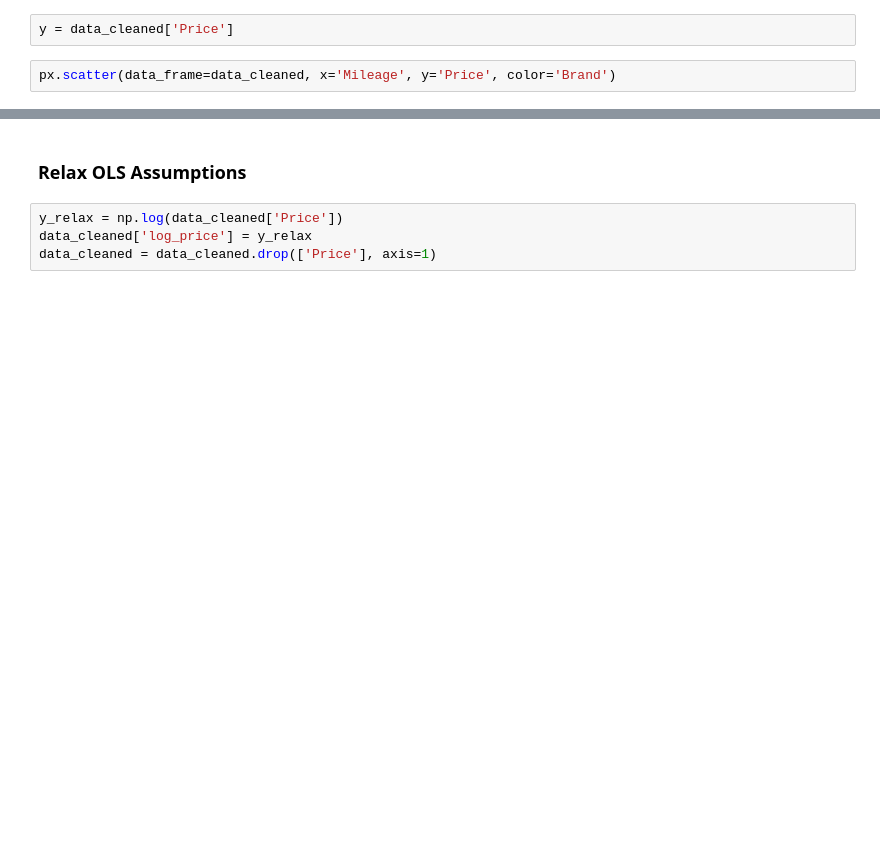
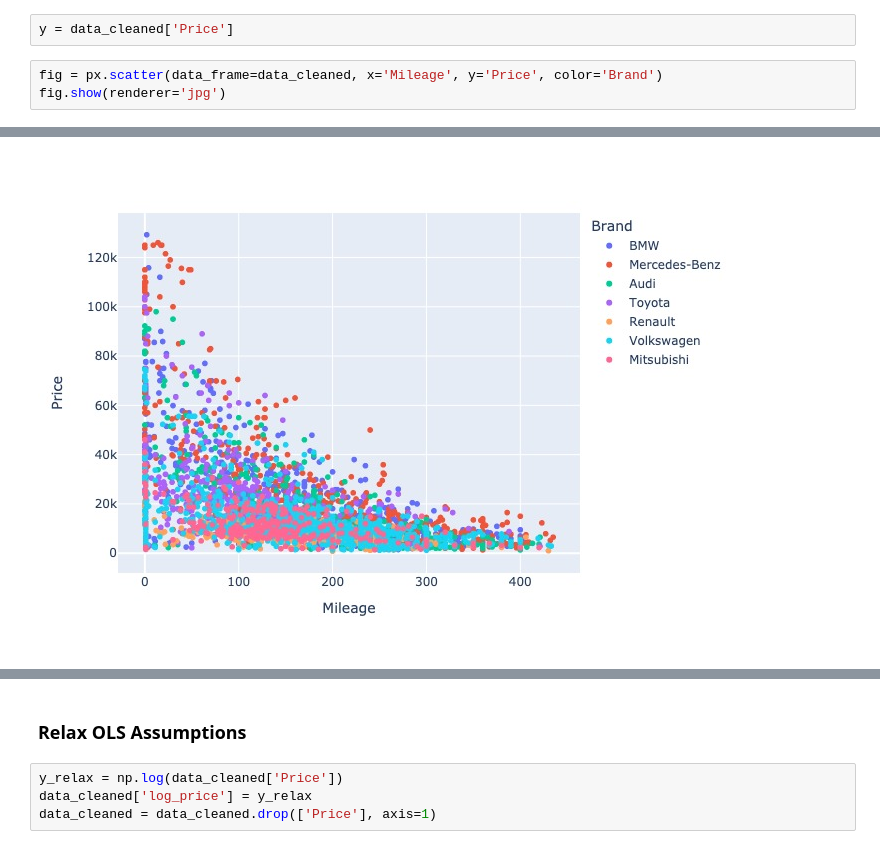
Before and after one commit to VIJAY-GADRE/2nd_Hand_Car_Price_Prediction, a Jupyter notebook: 2nd_Hand_Car_Price_Prediction(Plotly).ipynb, the cells around one changed output, grey strips where cells are left out. Drawn from its saved outputs; the diff is of its cells as text; blank space fills up the shorter version.

```diff
--- a/2nd_Hand_Car_Price_Prediction(Plotly).ipynb
+++ b/2nd_Hand_Car_Price_Prediction(Plotly).ipynb
@@ -148,5 +161,6 @@ init_notebook_mode(connected=True)
 # %%
 y = data_cleaned['Price']
 # %%
-px.scatter(data_frame=data_cleaned, x='Mileage', y='Price', color='Brand')
+fig = px.scatter(data_frame=data_cleaned, x='Mileage', y='Price', color='Brand')
+fig.show(renderer='jpg')
 # %% [output]
@@ -154,2 +167,3 @@ px.scatter(data_frame=data_cleaned, x='Mileage', y='Price', color='Brand')
+[figure, added]
 # %%
 fig = px.scatter(data_frame=data_cleaned, x='EngineV', y='Price', color='Brand')
```
Also changed, not shown: parts of 10 cells of this notebook.
